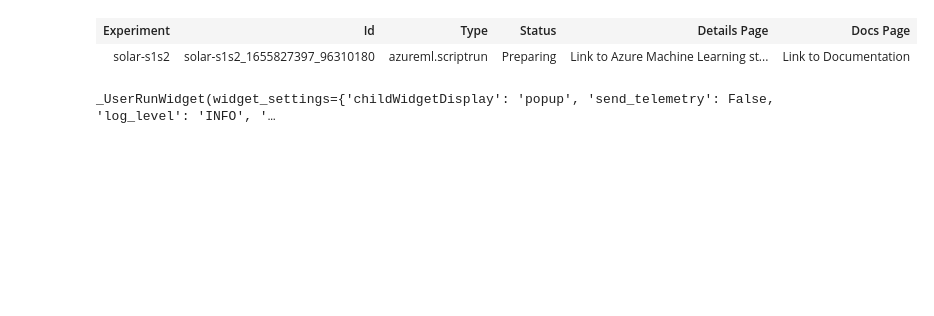
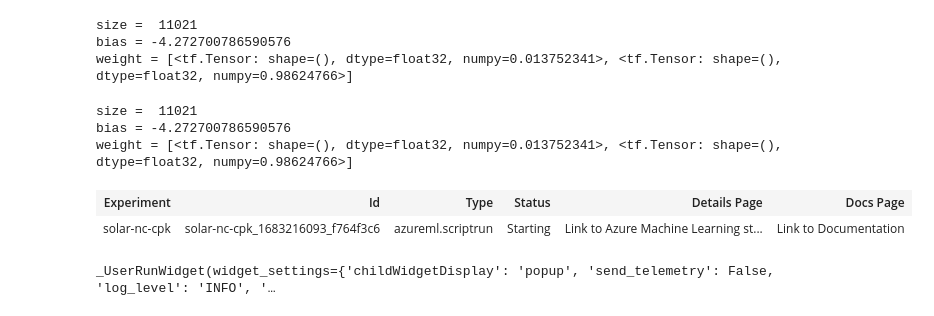
Before and after one commit to mjevans26/Solar_UNet, a Jupyter notebook: train.ipynb, the cells around one changed output. Saved outputs shown, nothing was run; the diff lists cells and outputs as text; code cells hidden in the pictures; blank space fills up the shorter version.

```diff
--- a/train.ipynb
+++ b/train.ipynb
@@ -111,7 +118,8 @@ from processing import get_training_dataset
 # %%
 # Define some global variabes
 
-BANDS = ["B2", "B3", "B4", "B8", "B11", "B12", "VV", "VH", "off_nadir"]
+BANDS = ["B2", "B3", "B4", "B8", "B11", "B12"]
+# BANDS = ["B2", "B3", "B4", "B8", "B11", "B12", "VV", "VH", "off_nadir"]
 RESPONSE = 'landcover'
 FEATURES = BANDS + [RESPONSE]
 
@@ -155,4 +132,0 @@ training = get_training_dataset(
-# %%
-# iterator = iter(training)
-example = iterator.next()
-tf.reduce_min(example[0][:,:,:,-3])
@@ -201,3 +230,29 @@ bias -3.6570292
+# %%
+BIAS = np.log(solarPix/nonPix)#np.log(classums[1]/classums[0])
+WEIGHT = nonPix/solarPix
+WEIGHTS = [1-(nonPix/(solarPix+nonPix)), 1-(solarPix/(solarPix+nonPix))]
+TRAIN_SIZE = i#(nonPix+solarPix)/(256*256)#train_con_mat.sum()//(256*256)
+
+print('size = ', TRAIN_SIZE)
+print(f'bias = {BIAS}')
+print(f'weight = {WEIGHTS}')
+# %% [output]
+size =  11021
+bias = -4.272700786590576
+weight = [<tf.Tensor: shape=(), dtype=float32, numpy=0.013752341>, <tf.Tensor: shape=(), dtype=float32, numpy=0.98624766>]
+# %%
+BIAS = np.log(solarPix/nonPix)#np.log(classums[1]/classums[0])
+WEIGHT = nonPix/solarPix
+WEIGHTS = [1-(nonPix/(solarPix+nonPix)), 1-(solarPix/(solarPix+nonPix))]
+TRAIN_SIZE = i#(nonPix+solarPix)/(256*256)#train_con_mat.sum()//(256*256)
+
+print('size = ', TRAIN_SIZE)
+print(f'bias = {BIAS}')
+print(f'weight = {WEIGHTS}')
+# %% [output]
+size =  11021
+bias = -4.272700786590576
+weight = [<tf.Tensor: shape=(), dtype=float32, numpy=0.013752341>, <tf.Tensor: shape=(), dtype=float32, numpy=0.98624766>]
 # %%
 # use the azure folder as our script folder
 source = 'Satellite_ComputerVision'
@@ -214,3 +262,10 @@ script_file = 'train_solar.py'
+# %%
+custom_env = Environment.from_docker_image(
+    name = 'tf_training',
+    image = 'mcr.microsoft.com/azureml/openmpi4.1.0-cuda11.2-cudnn8-ubuntu20.04:20221010.v1',
+    container_registry=None,
+    conda_specification='/mnt/batch/tasks/shared/LS_root/mounts/clusters/mevans1/code/Users/mevans/Solar_UNet/conda_env-copy.yml',
+    pip_requirements=None)
 # %%
 # create script run config
 # WEIGHT = int(math.ceil(WEIGHT/5)*5)
@@ -219,29 +274,29 @@ args = [
     '--train_data', train_dataset.as_mount(),
     '--eval_data', eval_dataset.as_mount(),
     '--test_data', test_dataset.as_mount(),
-    '--weight', 120,
-    '--bias', 0,#BIAS,
+    '--weights', '[0.02, 0.98]',
+    '--bias', 0,
     '-lr', 0.001,
-    '--epochs', 100,
+    '--epochs', 50,
     '--batch', 16,
-    '--size', 3833,
+    '--size', 11020,
     '--kernel_size', 256,
     '--response', f'{RESPONSE}',
-    '--bands', '["B2", "B3", "B4", "B8", "B11", "B12", "VV", "VH", "off_nadir"]',
-    '--splits', '[6]']
+    '--bands', '["B2", "B3", "B4", "B8", "B11", "B12"]',
+    '--splits', '[0]']
 
-src = ScriptRunConfig(source_directory='azure',
+src = ScriptRunConfig(source_directory='./azure',
                       script='train_solar.py',
                       arguments=args,
-                      compute_target=compute_target,
-                      environment=env)
+                      compute_target=mevansGPU,
+                      environment=custom_env)
 # %%
 #  run the training job
-run = exp.submit(config=src, tags = dict({'model':'Unet', 'dataset':'CPK+NC s1s2', 'normalization':'pixel', 'epochs':'0-100'}))
+run = exp.submit(config=src, tags = dict({'model':'Unet', 'dataset':'CPK+NC s2', 'normalization':'moment (0,10000)', 'epochs':'0-50'}))
 run
 # %% [output]
 | Experiment | Id | Type | Status | Details Page | Docs Page |
-| solar-s1s2 | solar-s1s2_1655827397_96310180 | azureml.scriptrun | Preparing | Link to Azure Machine Learning st... | Link to Documentation |
+| solar-nc-cpk | solar-nc-cpk_1683216093_f764f3c6 | azureml.scriptrun | Starting | Link to Azure Machine Learning st... | Link to Documentation |
 # %%
 from azureml.widgets import RunDetails
 RunDetails(run).show()
```
Also changed, not shown: parts of 18 cells of this notebook, 6 other files.
